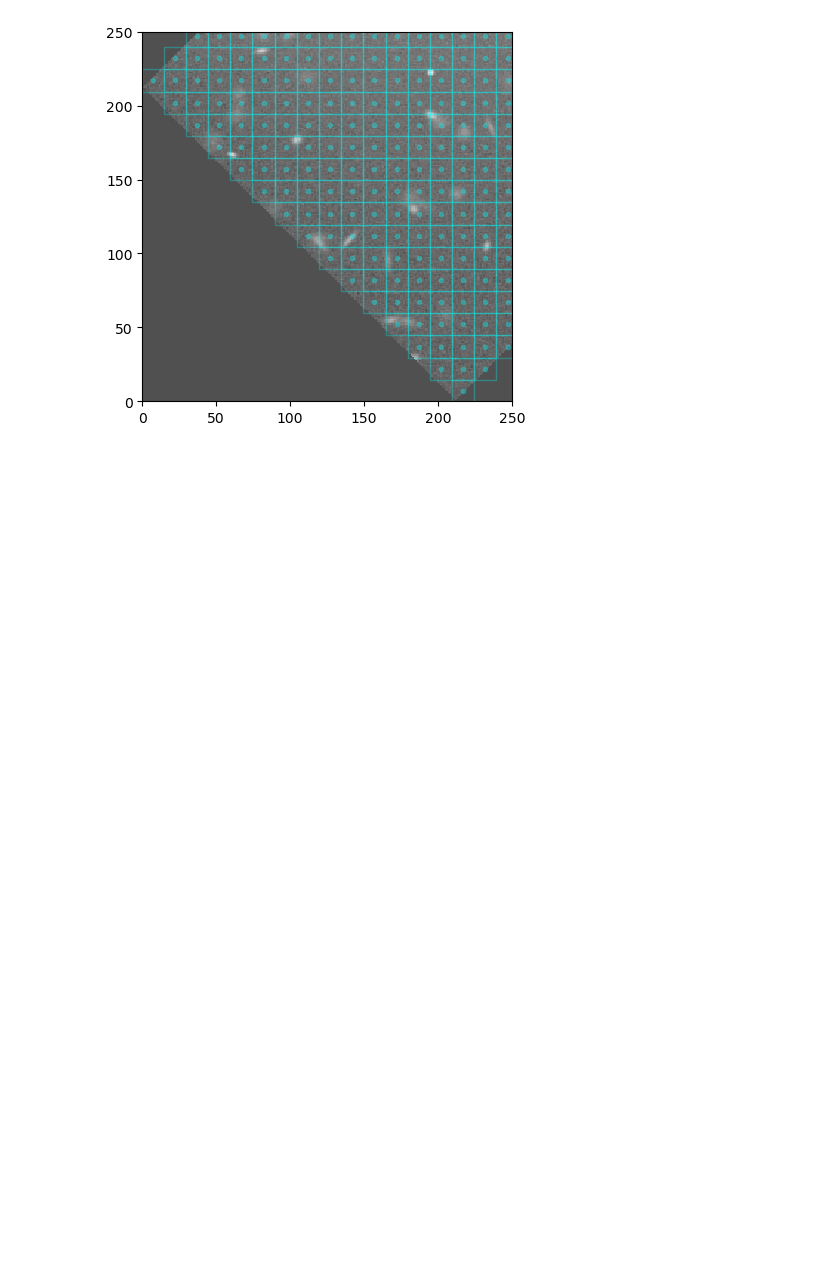
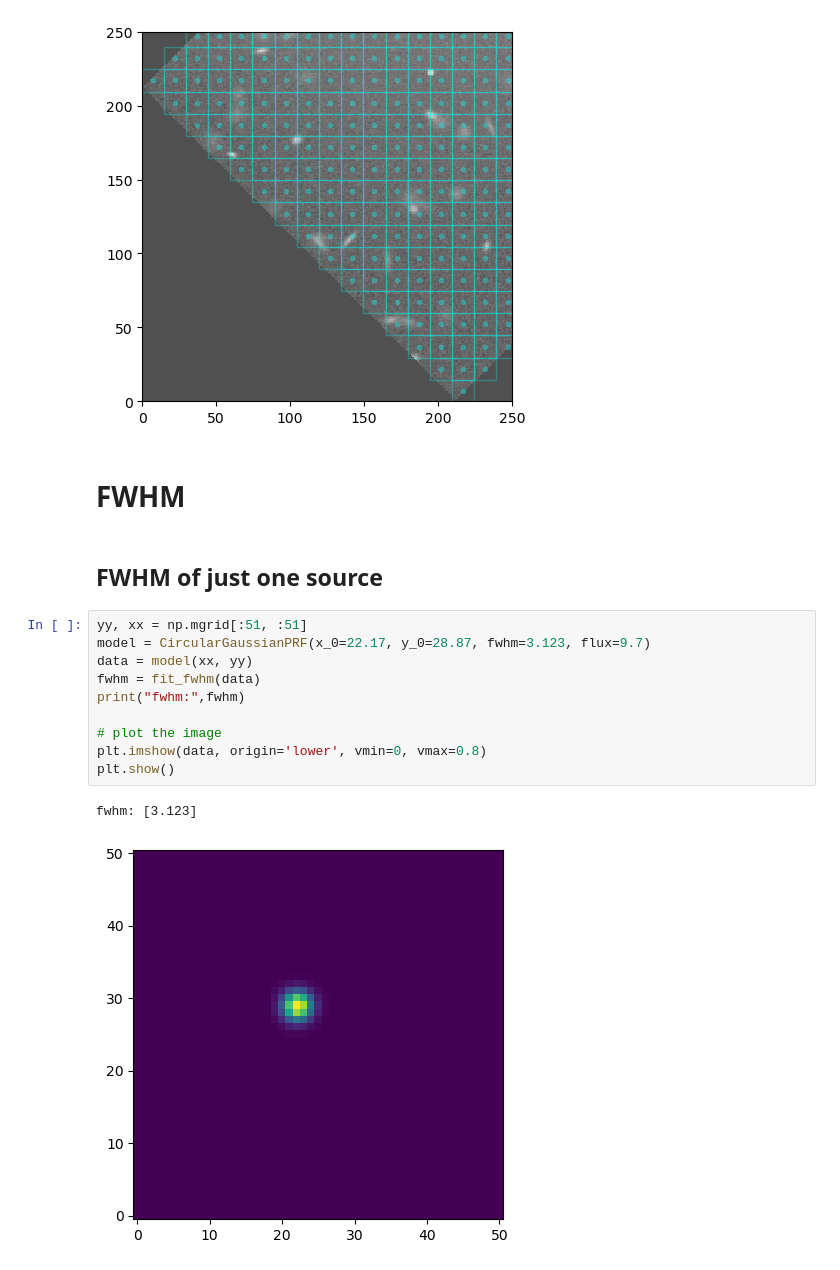
Before and after one commit to devkhullar/Tutorials, a Jupyter notebook: Photutils.ipynb, the cells around one changed output. Drawn from its saved outputs; the diff is of its cells as text; blank space fills up the shorter version.

Commit message:
add fwhm tutorial

```diff
--- a/Photutils.ipynb
+++ b/Photutils.ipynb
@@ -418,3 +418,20 @@ plt.ylim(0, 250)
 # %% [output]
 (0.0, 250.0)
 [figure]
+# %% [markdown]
+# FWHM
+# %% [markdown]
+## FWHM of just one source
+# %%
+yy, xx = np.mgrid[:51, :51]
+model = CircularGaussianPRF(x_0=22.17, y_0=28.87, fwhm=3.123, flux=9.7)
+data = model(xx, yy)
+fwhm = fit_fwhm(data)
+print("fwhm:",fwhm)
+
+# plot the image
+plt.imshow(data, origin='lower', vmin=0, vmax=0.8)
+plt.show()
+# %% [output]
+fwhm: [3.123]
+[figure, added]
```
Also changed, not shown: parts of 3 cells of this notebook.
